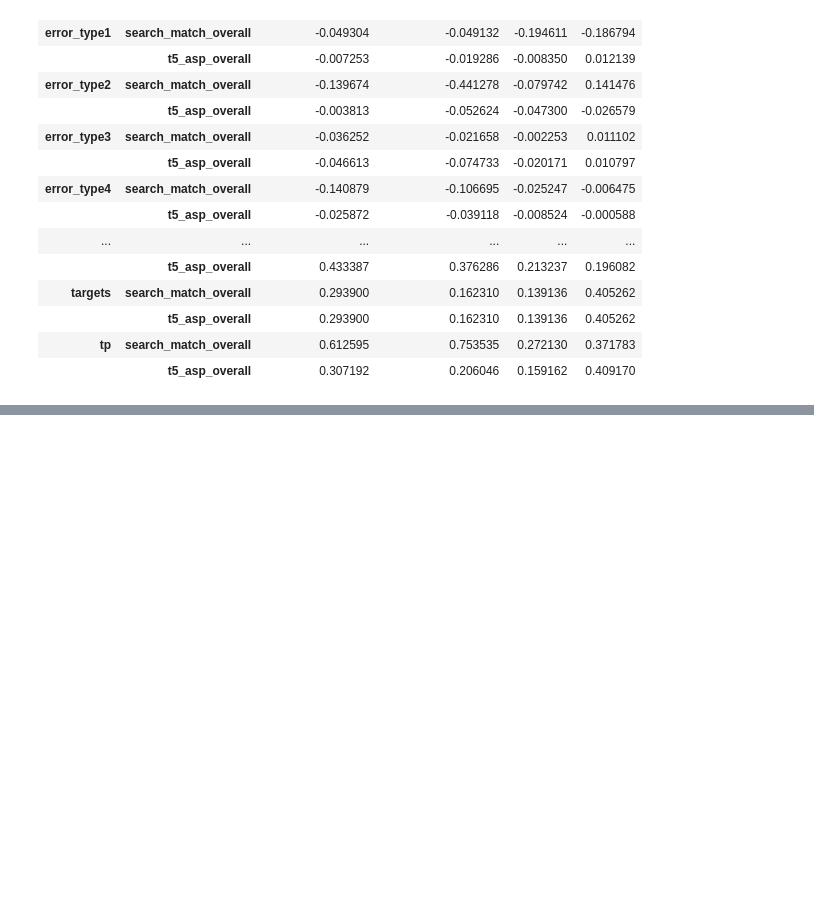
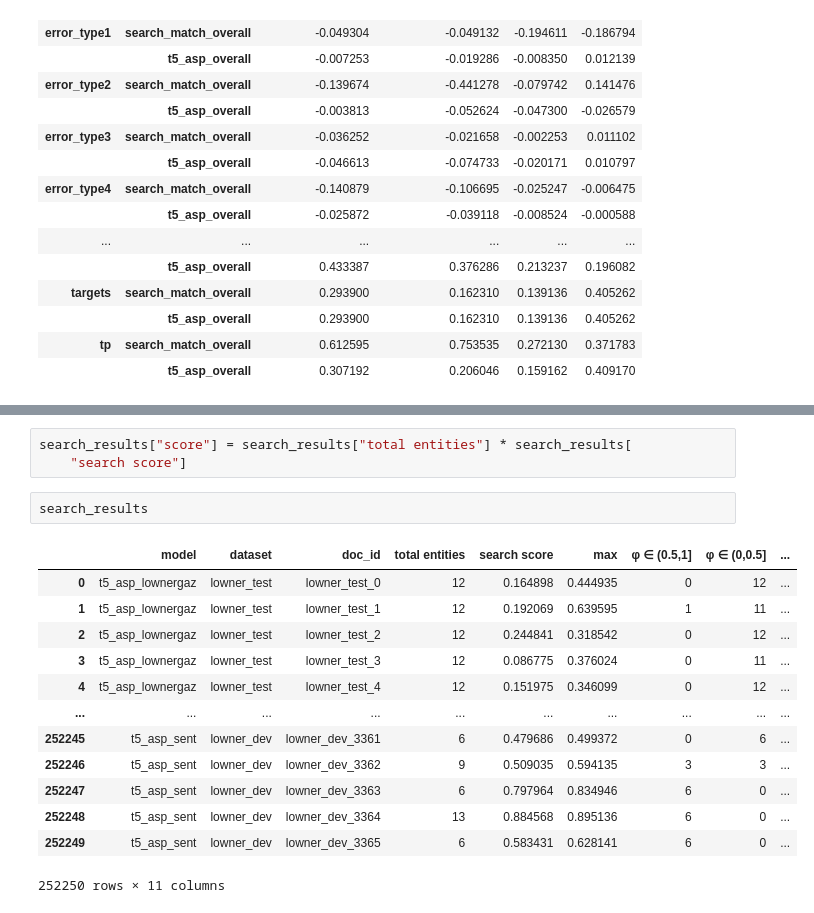
Before and after one commit to roebbert92/thesis, a Jupyter notebook: evaluations/01_performance.ipynb, the cells around one changed output, grey strips where cells are left out. Drawn from its saved outputs; the diff is of its cells as text; blank space fills up the shorter version.

```diff
--- a/evaluations/01_performance.ipynb
+++ b/evaluations/01_performance.ipynb
@@ -759,0 +819,19 @@ pearson_corr_df[(pearson_corr_df["dataset"] == "lowner_test") & (pearson_corr_df
+# %%
+search_results["score"] = search_results["total entities"] * search_results[
+    "search score"]
+# %%
+search_results
+# %% [output]
+|  | model | dataset | doc_id | total entities | search score | max | φ ∈ (0.5,1] | φ ∈ (0,0.5] | ... |
+| 0 | t5_asp_lownergaz | lowner_test | lowner_test_0 | 12 | 0.164898 | 0.444935 | 0 | 12 | ... |
+| 1 | t5_asp_lownergaz | lowner_test | lowner_test_1 | 12 | 0.192069 | 0.639595 | 1 | 11 | ... |
+| 2 | t5_asp_lownergaz | lowner_test | lowner_test_2 | 12 | 0.244841 | 0.318542 | 0 | 12 | ... |
+| 3 | t5_asp_lownergaz | lowner_test | lowner_test_3 | 12 | 0.086775 | 0.376024 | 0 | 11 | ... |
+| 4 | t5_asp_lownergaz | lowner_test | lowner_test_4 | 12 | 0.151975 | 0.346099 | 0 | 12 | ... |
+| ... | ... | ... | ... | ... | ... | ... | ... | ... | ... |
+| 252245 | t5_asp_sent | lowner_dev | lowner_dev_3361 | 6 | 0.479686 | 0.499372 | 0 | 6 | ... |
+| 252246 | t5_asp_sent | lowner_dev | lowner_dev_3362 | 9 | 0.509035 | 0.594135 | 3 | 3 | ... |
+| 252247 | t5_asp_sent | lowner_dev | lowner_dev_3363 | 6 | 0.797964 | 0.834946 | 6 | 0 | ... |
+| 252248 | t5_asp_sent | lowner_dev | lowner_dev_3364 | 13 | 0.884568 | 0.895136 | 6 | 0 | ... |
+| 252249 | t5_asp_sent | lowner_dev | lowner_dev_3365 | 6 | 0.583431 | 0.628141 | 6 | 0 | ... |
+252250 rows × 11 columns
```
Also changed, not shown: parts of 12 cells of this notebook, 1 other file.
